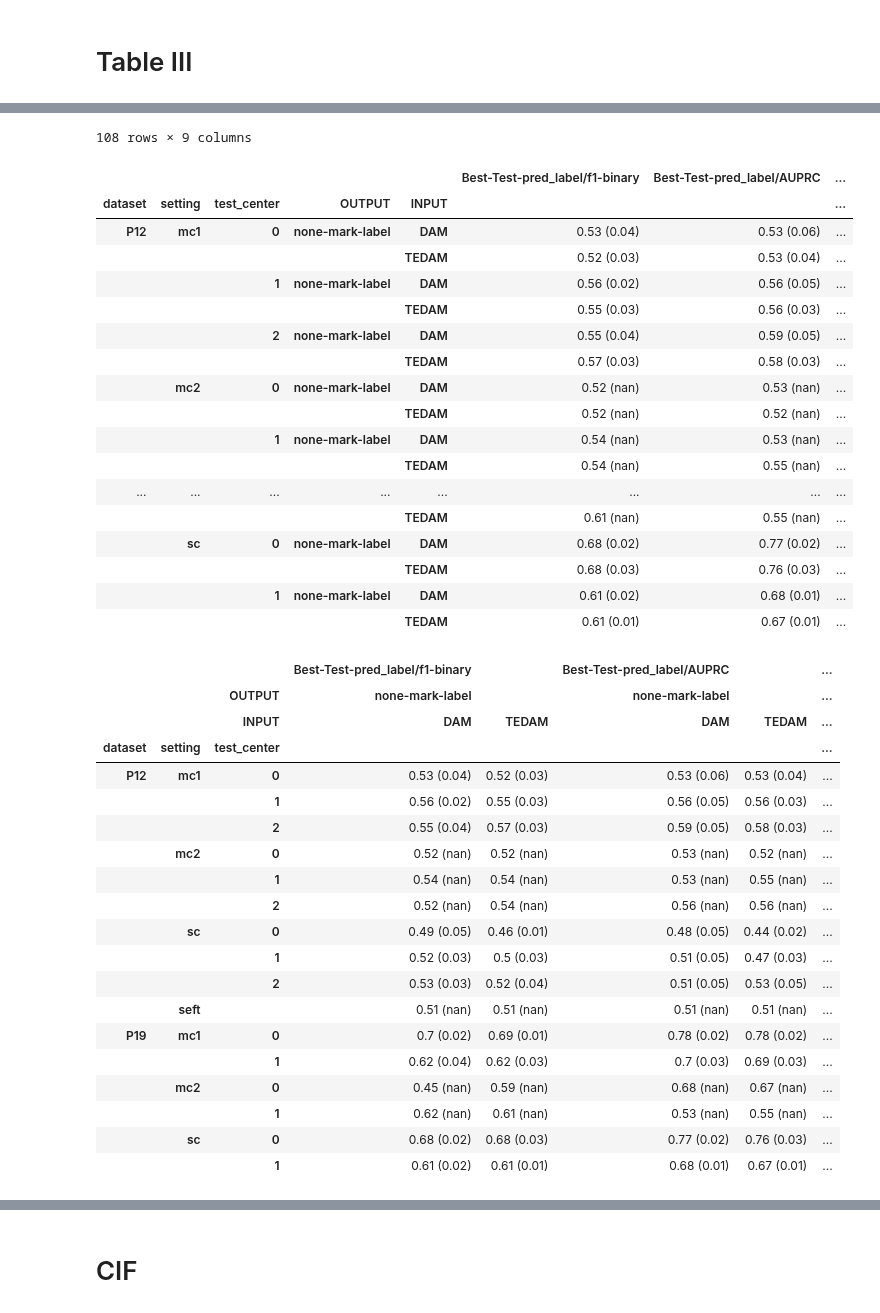
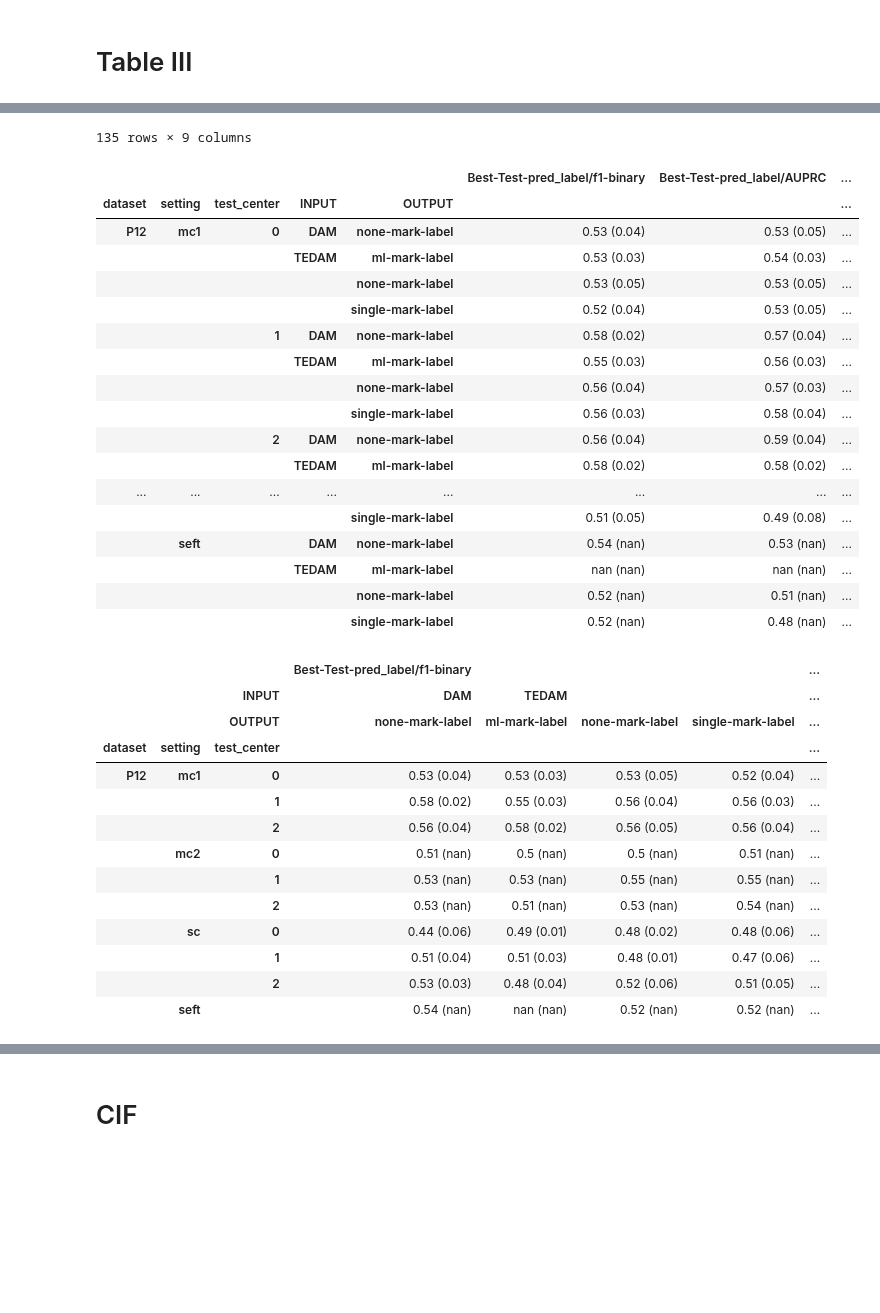
Before and after one commit to hojjatkarami/tedam2, a Jupyter notebook: jup_res.ipynb, the cells around one changed output, grey strips where cells are left out. Drawn from its saved outputs; the diff is of its cells as text; code cells hidden in the pictures; blank space fills up the shorter version.

```diff
--- a/jup_res.ipynb
+++ b/jup_res.ipynb
@@ -163,11 +160,11 @@ KeyError: "['Best-Test-CIF/LL-#events'] not in index"
 # %% [markdown]
 # Table III
 # %%
-df_filt = dl_runs(runs, selected_tag='H20')
+df_filt = dl_runs(runs, selected_tag='H40')
 # %%
 i_groupby_row =['dataset','setting','test_center']
 i_groupby_col = ['event_enc','mod']
-i_groupby_col=['OUTPUT','INPUT']
+i_groupby_col=['INPUT','OUTPUT']
 i_agg = ['split']
 i_metric = ['Best-Test-pred_label/f1-binary','Best-Test-pred_label/AUPRC','Best-Test-pred_label/AUROC']
 # i_metric = ['Test-CIF/NLL-#events']
@@ -220,42 +217,36 @@ a1.reset_index().pivot(index=i_groupby_row,columns=i_groupby_col)
-108 rows × 9 columns
+135 rows × 9 columns
 |  |  |  |  |  | Best-Test-pred_label/f1-binary | Best-Test-pred_label/AUPRC | ... |
-| dataset | setting | test_center | OUTPUT | INPUT |  |  | ... |
-| P12 | mc1 | 0 | none-mark-label | DAM | 0.53 (0.04) | 0.53 (0.06) | ... |
-|  |  |  |  | TEDAM | 0.52 (0.03) | 0.53 (0.04) | ... |
-|  |  | 1 | none-mark-label | DAM | 0.56 (0.02) | 0.56 (0.05) | ... |
-|  |  |  |  | TEDAM | 0.55 (0.03) | 0.56 (0.03) | ... |
-|  |  | 2 | none-mark-label | DAM | 0.55 (0.04) | 0.59 (0.05) | ... |
-|  |  |  |  | TEDAM | 0.57 (0.03) | 0.58 (0.03) | ... |
-|  | mc2 | 0 | none-mark-label | DAM | 0.52 (nan) | 0.53 (nan) | ... |
-|  |  |  |  | TEDAM | 0.52 (nan) | 0.52 (nan) | ... |
-|  |  | 1 | none-mark-label | DAM | 0.54 (nan) | 0.53 (nan) | ... |
-|  |  |  |  | TEDAM | 0.54 (nan) | 0.55 (nan) | ... |
+| dataset | setting | test_center | INPUT | OUTPUT |  |  | ... |
+| P12 | mc1 | 0 | DAM | none-mark-label | 0.53 (0.04) | 0.53 (0.05) | ... |
+|  |  |  | TEDAM | ml-mark-label | 0.53 (0.03) | 0.54 (0.03) | ... |
+|  |  |  |  | none-mark-label | 0.53 (0.05) | 0.53 (0.05) | ... |
+|  |  |  |  | single-mark-label | 0.52 (0.04) | 0.53 (0.05) | ... |
+|  |  | 1 | DAM | none-mark-label | 0.58 (0.02) | 0.57 (0.04) | ... |
+|  |  |  | TEDAM | ml-mark-label | 0.55 (0.03) | 0.56 (0.03) | ... |
+|  |  |  |  | none-mark-label | 0.56 (0.04) | 0.57 (0.03) | ... |
+|  |  |  |  | single-mark-label | 0.56 (0.03) | 0.58 (0.04) | ... |
+|  |  | 2 | DAM | none-mark-label | 0.56 (0.04) | 0.59 (0.04) | ... |
+|  |  |  | TEDAM | ml-mark-label | 0.58 (0.02) | 0.58 (0.02) | ... |
 | ... | ... | ... | ... | ... | ... | ... | ... |
-|  |  |  |  | TEDAM | 0.61 (nan) | 0.55 (nan) | ... |
-|  | sc | 0 | none-mark-label | DAM | 0.68 (0.02) | 0.77 (0.02) | ... |
-|  |  |  |  | TEDAM | 0.68 (0.03) | 0.76 (0.03) | ... |
-|  |  | 1 | none-mark-label | DAM | 0.61 (0.02) | 0.68 (0.01) | ... |
-|  |  |  |  | TEDAM | 0.61 (0.01) | 0.67 (0.01) | ... |
+|  |  |  |  | single-mark-label | 0.51 (0.05) | 0.49 (0.08) | ... |
+|  | seft |  | DAM | none-mark-label | 0.54 (nan) | 0.53 (nan) | ... |
+|  |  |  | TEDAM | ml-mark-label | nan (nan) | nan (nan) | ... |
+|  |  |  |  | none-mark-label | 0.52 (nan) | 0.51 (nan) | ... |
+|  |  |  |  | single-mark-label | 0.52 (nan) | 0.48 (nan) | ... |
-|  |  |  | Best-Test-pred_label/f1-binary |  | Best-Test-pred_label/AUPRC |  | ... |
-|  |  | OUTPUT | none-mark-label |  | none-mark-label |  | ... |
-|  |  | INPUT | DAM | TEDAM | DAM | TEDAM | ... |
+|  |  |  | Best-Test-pred_label/f1-binary |  |  |  | ... |
+|  |  | INPUT | DAM | TEDAM |  |  | ... |
+|  |  | OUTPUT | none-mark-label | ml-mark-label | none-mark-label | single-mark-label | ... |
 | dataset | setting | test_center |  |  |  |  | ... |
-| P12 | mc1 | 0 | 0.53 (0.04) | 0.52 (0.03) | 0.53 (0.06) | 0.53 (0.04) | ... |
-|  |  | 1 | 0.56 (0.02) | 0.55 (0.03) | 0.56 (0.05) | 0.56 (0.03) | ... |
-|  |  | 2 | 0.55 (0.04) | 0.57 (0.03) | 0.59 (0.05) | 0.58 (0.03) | ... |
-|  | mc2 | 0 | 0.52 (nan) | 0.52 (nan) | 0.53 (nan) | 0.52 (nan) | ... |
-|  |  | 1 | 0.54 (nan) | 0.54 (nan) | 0.53 (nan) | 0.55 (nan) | ... |
-|  |  | 2 | 0.52 (nan) | 0.54 (nan) | 0.56 (nan) | 0.56 (nan) | ... |
-|  | sc | 0 | 0.49 (0.05) | 0.46 (0.01) | 0.48 (0.05) | 0.44 (0.02) | ... |
-|  |  | 1 | 0.52 (0.03) | 0.5 (0.03) | 0.51 (0.05) | 0.47 (0.03) | ... |
-|  |  | 2 | 0.53 (0.03) | 0.52 (0.04) | 0.51 (0.05) | 0.53 (0.05) | ... |
-|  | seft |  | 0.51 (nan) | 0.51 (nan) | 0.51 (nan) | 0.51 (nan) | ... |
-| P19 | mc1 | 0 | 0.7 (0.02) | 0.69 (0.01) | 0.78 (0.02) | 0.78 (0.02) | ... |
-|  |  | 1 | 0.62 (0.04) | 0.62 (0.03) | 0.7 (0.03) | 0.69 (0.03) | ... |
-|  | mc2 | 0 | 0.45 (nan) | 0.59 (nan) | 0.68 (nan) | 0.67 (nan) | ... |
-|  |  | 1 | 0.62 (nan) | 0.61 (nan) | 0.53 (nan) | 0.55 (nan) | ... |
-|  | sc | 0 | 0.68 (0.02) | 0.68 (0.03) | 0.77 (0.02) | 0.76 (0.03) | ... |
-|  |  | 1 | 0.61 (0.02) | 0.61 (0.01) | 0.68 (0.01) | 0.67 (0.01) | ... |
+| P12 | mc1 | 0 | 0.53 (0.04) | 0.53 (0.03) | 0.53 (0.05) | 0.52 (0.04) | ... |
+|  |  | 1 | 0.58 (0.02) | 0.55 (0.03) | 0.56 (0.04) | 0.56 (0.03) | ... |
+|  |  | 2 | 0.56 (0.04) | 0.58 (0.02) | 0.56 (0.05) | 0.56 (0.04) | ... |
+|  | mc2 | 0 | 0.51 (nan) | 0.5 (nan) | 0.5 (nan) | 0.51 (nan) | ... |
+|  |  | 1 | 0.53 (nan) | 0.53 (nan) | 0.55 (nan) | 0.55 (nan) | ... |
+|  |  | 2 | 0.53 (nan) | 0.51 (nan) | 0.53 (nan) | 0.54 (nan) | ... |
+|  | sc | 0 | 0.44 (0.06) | 0.49 (0.01) | 0.48 (0.02) | 0.48 (0.06) | ... |
+|  |  | 1 | 0.51 (0.04) | 0.51 (0.03) | 0.48 (0.01) | 0.47 (0.06) | ... |
+|  |  | 2 | 0.53 (0.03) | 0.48 (0.04) | 0.52 (0.06) | 0.51 (0.05) | ... |
+|  | seft |  | 0.54 (nan) | nan (nan) | 0.52 (nan) | 0.52 (nan) | ... |
 # %%
 df
 # %% [output]
```
Also changed, not shown: parts of 2 cells of this notebook, 3 other files.
